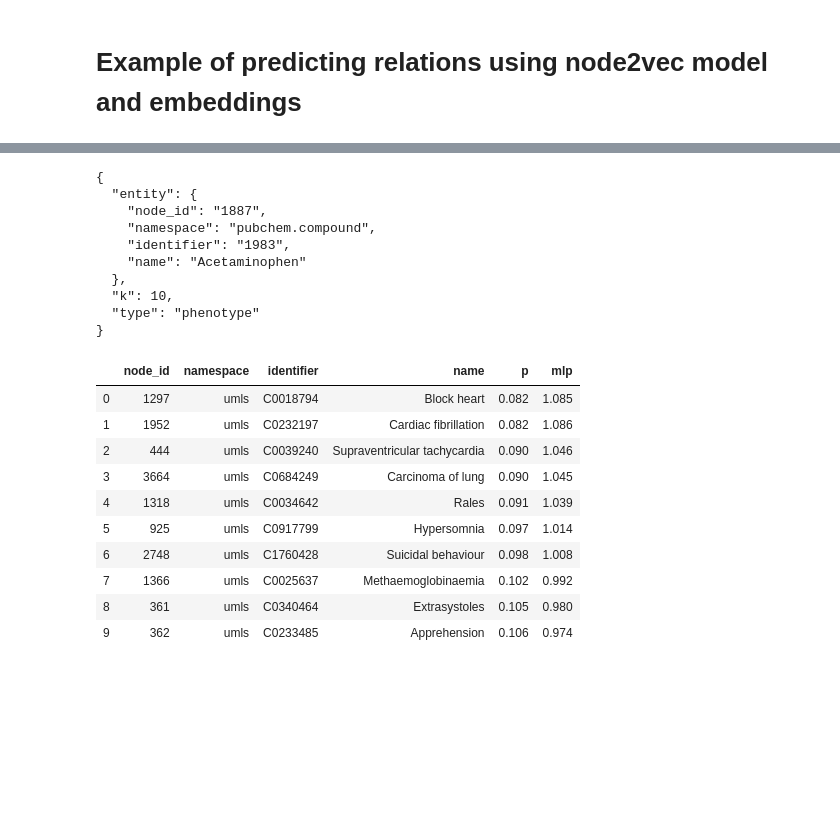
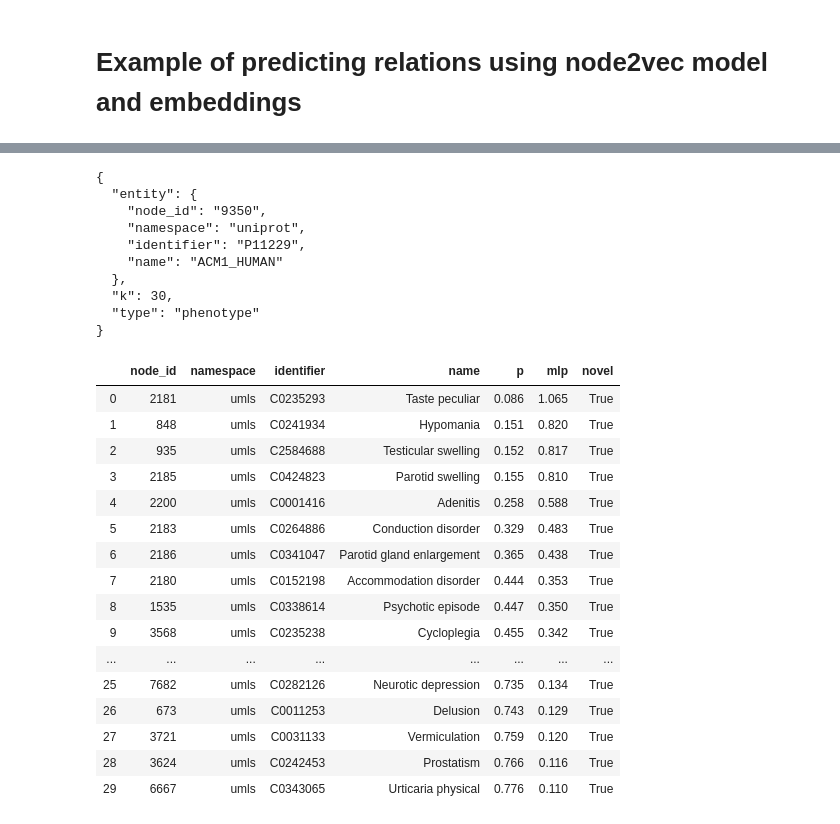
Before and after one commit to seffnet/seffnet, a Jupyter notebook: notebooks/Using the Predictive Model.ipynb, the cells around one changed output, grey strips where cells are left out. Drawn from its saved outputs; the diff is of its cells as text; code cells hidden in the pictures; blank space fills up the shorter version.

```diff
--- a/notebooks/Using the Predictive Model.ipynb
+++ b/notebooks/Using the Predictive Model.ipynb
@@ -229,10 +229,10 @@ def get_predictions_df(curie, results_type=None):
     results = predictor.find_new_relations(
         node_curie=curie,
         results_type=results_type,
-        k=10,
+        k=30,
     )
     results_df = pd.DataFrame(results['predictions'])
-    results_df = results_df[['node_id', 'namespace', 'identifier', 'name', 'p', 'mlp']]
+    results_df = results_df[['node_id', 'namespace', 'identifier', 'name', 'p', 'mlp', 'novel']]
     return results['query'], results_df
 # %%
 query, df = get_predictions_df('pubchem.compound:2159', 'phenotype')
@@ -263,29 +269,35 @@ df
 # %%
-query, df = get_predictions_df('pubchem.compound:1983', 'phenotype')
+query, df = get_predictions_df('uniprot:P11229', 'phenotype')
 print(json.dumps(query, indent=2))
 df
 # %% [output]
 {
   "entity": {
-    "node_id": "1887",
-    "namespace": "pubchem.compound",
-    "identifier": "1983",
-    "name": "Acetaminophen"
+    "node_id": "9350",
+    "namespace": "uniprot",
+    "identifier": "P11229",
+    "name": "ACM1_HUMAN"
   },
-  "k": 10,
+  "k": 30,
   "type": "phenotype"
 }
-|  | node_id | namespace | identifier | name | p | mlp |
-| 0 | 1297 | umls | C0018794 | Block heart | 0.082 | 1.085 |
-| 1 | 1952 | umls | C0232197 | Cardiac fibrillation | 0.082 | 1.086 |
-| 2 | 444 | umls | C0039240 | Supraventricular tachycardia | 0.090 | 1.046 |
-| 3 | 3664 | umls | C0684249 | Carcinoma of lung | 0.090 | 1.045 |
-| 4 | 1318 | umls | C0034642 | Rales | 0.091 | 1.039 |
-| 5 | 925 | umls | C0917799 | Hypersomnia | 0.097 | 1.014 |
-| 6 | 2748 | umls | C1760428 | Suicidal behaviour | 0.098 | 1.008 |
-| 7 | 1366 | umls | C0025637 | Methaemoglobinaemia | 0.102 | 0.992 |
-| 8 | 361 | umls | C0340464 | Extrasystoles | 0.105 | 0.980 |
-| 9 | 362 | umls | C0233485 | Apprehension | 0.106 | 0.974 |
+|  | node_id | namespace | identifier | name | p | mlp | novel |
+| 0 | 2181 | umls | C0235293 | Taste peculiar | 0.086 | 1.065 | True |
+| 1 | 848 | umls | C0241934 | Hypomania | 0.151 | 0.820 | True |
+| 2 | 935 | umls | C2584688 | Testicular swelling | 0.152 | 0.817 | True |
+| 3 | 2185 | umls | C0424823 | Parotid swelling | 0.155 | 0.810 | True |
+| 4 | 2200 | umls | C0001416 | Adenitis | 0.258 | 0.588 | True |
+| 5 | 2183 | umls | C0264886 | Conduction disorder | 0.329 | 0.483 | True |
+| 6 | 2186 | umls | C0341047 | Parotid gland enlargement | 0.365 | 0.438 | True |
+| 7 | 2180 | umls | C0152198 | Accommodation disorder | 0.444 | 0.353 | True |
+| 8 | 1535 | umls | C0338614 | Psychotic episode | 0.447 | 0.350 | True |
+| 9 | 3568 | umls | C0235238 | Cycloplegia | 0.455 | 0.342 | True |
+| ... | ... | ... | ... | ... | ... | ... | ... |
+| 25 | 7682 | umls | C0282126 | Neurotic depression | 0.735 | 0.134 | True |
+| 26 | 673 | umls | C0011253 | Delusion | 0.743 | 0.129 | True |
+| 27 | 3721 | umls | C0031133 | Vermiculation | 0.759 | 0.120 | True |
+| 28 | 3624 | umls | C0242453 | Prostatism | 0.766 | 0.116 | True |
+| 29 | 6667 | umls | C0343065 | Urticaria physical | 0.776 | 0.110 | True |
 # %%
 query, df = get_predictions_df('uniprot:P08588', 'phenotype')
 print(json.dumps(query, indent=2))
```
Also changed, not shown: parts of 21 cells of this notebook, 1 other file.
